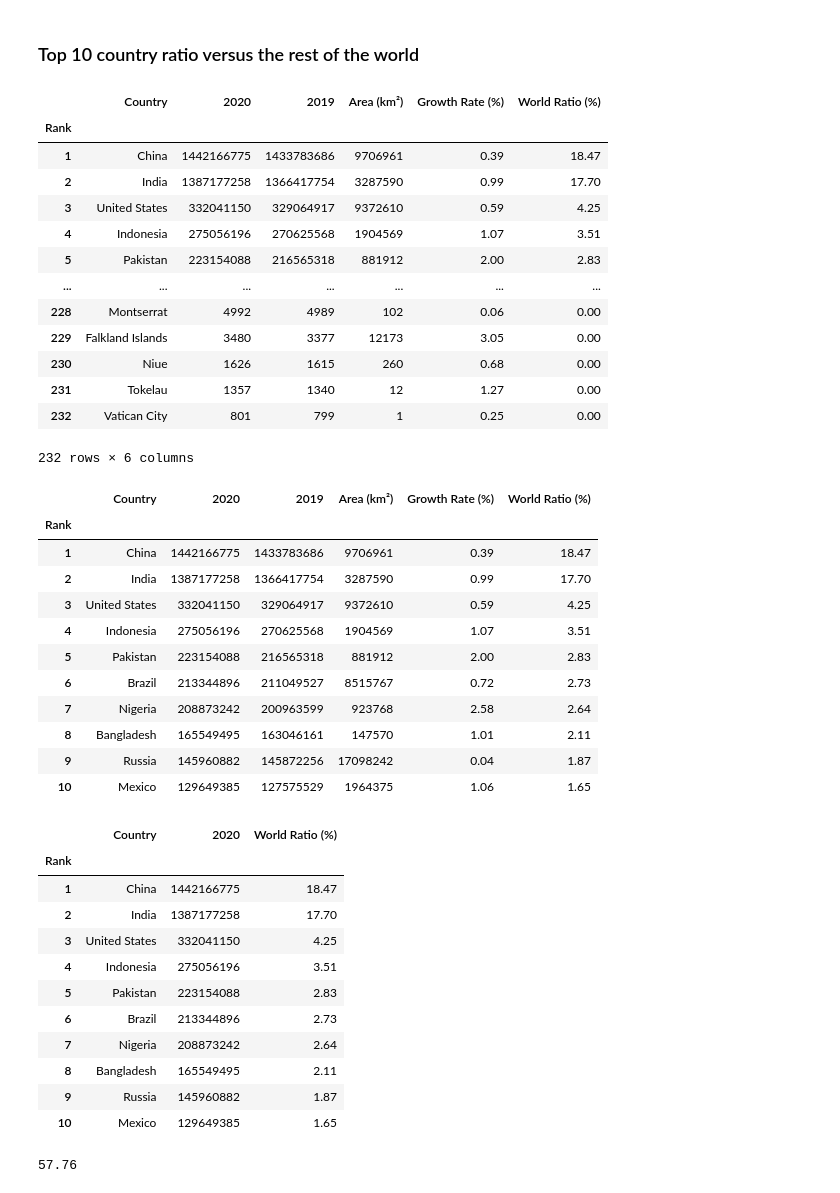
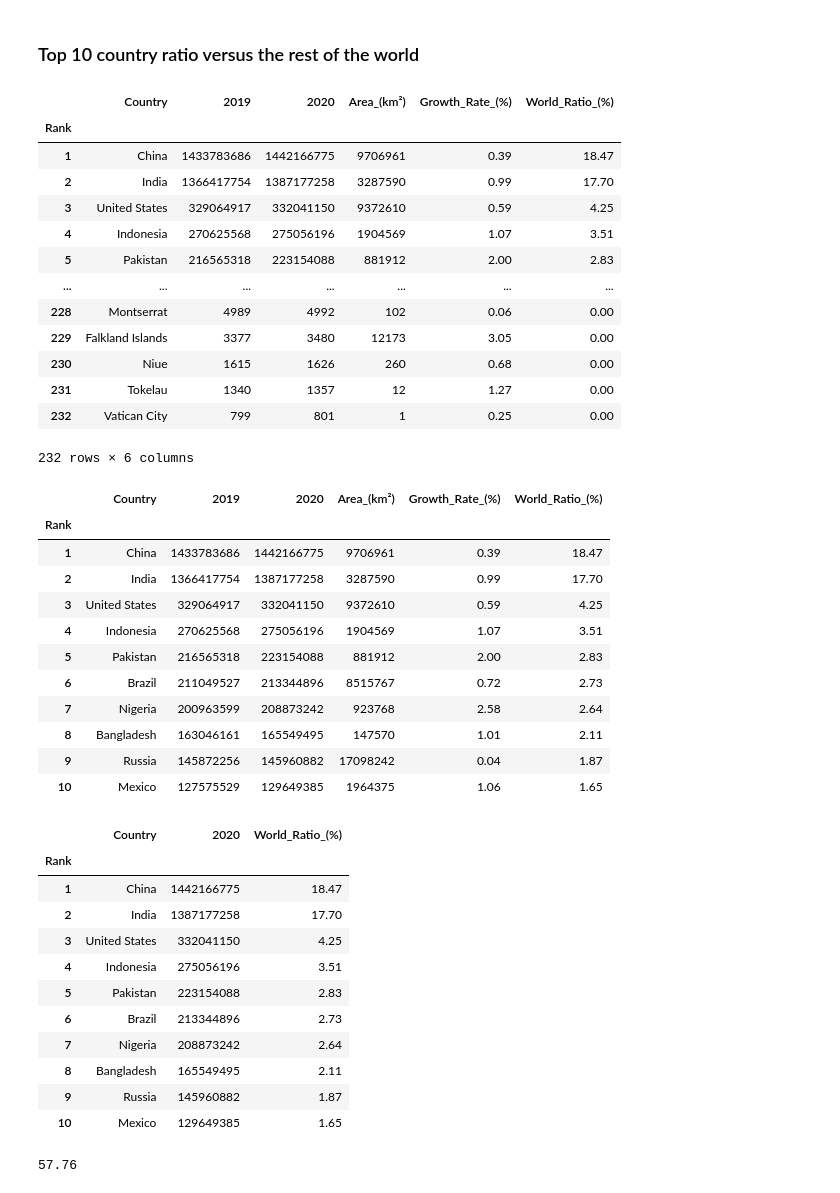
Before and after one commit to Rye-Git/UWA-Project_2, a Jupyter notebook: source_code/country_vs_world.ipynb, the cells around one changed output. Drawn from its saved outputs; the diff is of its cells as text; code cells hidden in the pictures.

```diff
--- a/source_code/country_vs_world.ipynb
+++ b/source_code/country_vs_world.ipynb
@@ -4,49 +4,49 @@
 import pandas as pd
 # %%
 # assign the country csv file to a variable
-path = ('../clean_data/country_clean.csv')
+path = ('../clean_data/country_population_change_2yrs.csv')
 
 # read the csv file
 countries_vs_world = pd.read_csv(path, index_col=0)
 countries_vs_world
 # %% [output]
-|  | Country | 2020 | 2019 | Area (km²) | Growth Rate (%) | World Ratio (%) |
+|  | Country | 2019 | 2020 | Area_(km²) | Growth_Rate_(%) | World_Ratio_(%) |
 | Rank |  |  |  |  |  |  |
-| 1 | China | 1442166775 | 1433783686 | 9706961 | 0.39 | 18.47 |
-| 2 | India | 1387177258 | 1366417754 | 3287590 | 0.99 | 17.70 |
-| 3 | United States | 332041150 | 329064917 | 9372610 | 0.59 | 4.25 |
-| 4 | Indonesia | 275056196 | 270625568 | 1904569 | 1.07 | 3.51 |
-| 5 | Pakistan | 223154088 | 216565318 | 881912 | 2.00 | 2.83 |
+| 1 | China | 1433783686 | 1442166775 | 9706961 | 0.39 | 18.47 |
+| 2 | India | 1366417754 | 1387177258 | 3287590 | 0.99 | 17.70 |
+| 3 | United States | 329064917 | 332041150 | 9372610 | 0.59 | 4.25 |
+| 4 | Indonesia | 270625568 | 275056196 | 1904569 | 1.07 | 3.51 |
+| 5 | Pakistan | 216565318 | 223154088 | 881912 | 2.00 | 2.83 |
 | ... | ... | ... | ... | ... | ... | ... |
-| 228 | Montserrat | 4992 | 4989 | 102 | 0.06 | 0.00 |
-| 229 | Falkland Islands | 3480 | 3377 | 12173 | 3.05 | 0.00 |
-| 230 | Niue | 1626 | 1615 | 260 | 0.68 | 0.00 |
-| 231 | Tokelau | 1357 | 1340 | 12 | 1.27 | 0.00 |
-| 232 | Vatican City | 801 | 799 | 1 | 0.25 | 0.00 |
+| 228 | Montserrat | 4989 | 4992 | 102 | 0.06 | 0.00 |
+| 229 | Falkland Islands | 3377 | 3480 | 12173 | 3.05 | 0.00 |
+| 230 | Niue | 1615 | 1626 | 260 | 0.68 | 0.00 |
+| 231 | Tokelau | 1340 | 1357 | 12 | 1.27 | 0.00 |
+| 232 | Vatican City | 799 | 801 | 1 | 0.25 | 0.00 |
 232 rows × 6 columns
 # %%
 # grab the top 10 countries
 top_10 = countries_vs_world.head(10)
 top_10
 # %% [output]
-|  | Country | 2020 | 2019 | Area (km²) | Growth Rate (%) | World Ratio (%) |
+|  | Country | 2019 | 2020 | Area_(km²) | Growth_Rate_(%) | World_Ratio_(%) |
 | Rank |  |  |  |  |  |  |
-| 1 | China | 1442166775 | 1433783686 | 9706961 | 0.39 | 18.47 |
-| 2 | India | 1387177258 | 1366417754 | 3287590 | 0.99 | 17.70 |
-| 3 | United States | 332041150 | 329064917 | 9372610 | 0.59 | 4.25 |
-| 4 | Indonesia | 275056196 | 270625568 | 1904569 | 1.07 | 3.51 |
-| 5 | Pakistan | 223154088 | 216565318 | 881912 | 2.00 | 2.83 |
-| 6 | Brazil | 213344896 | 211049527 | 8515767 | 0.72 | 2.73 |
-| 7 | Nigeria | 208873242 | 200963599 | 923768 | 2.58 | 2.64 |
-| 8 | Bangladesh | 165549495 | 163046161 | 147570 | 1.01 | 2.11 |
-| 9 | Russia | 145960882 | 145872256 | 17098242 | 0.04 | 1.87 |
-| 10 | Mexico | 129649385 | 127575529 | 1964375 | 1.06 | 1.65 |
+| 1 | China | 1433783686 | 1442166775 | 9706961 | 0.39 | 18.47 |
+| 2 | India | 1366417754 | 1387177258 | 3287590 | 0.99 | 17.70 |
+| 3 | United States | 329064917 | 332041150 | 9372610 | 0.59 | 4.25 |
+| 4 | Indonesia | 270625568 | 275056196 | 1904569 | 1.07 | 3.51 |
+| 5 | Pakistan | 216565318 | 223154088 | 881912 | 2.00 | 2.83 |
+| 6 | Brazil | 211049527 | 213344896 | 8515767 | 0.72 | 2.73 |
+| 7 | Nigeria | 200963599 | 208873242 | 923768 | 2.58 | 2.64 |
+| 8 | Bangladesh | 163046161 | 165549495 | 147570 | 1.01 | 2.11 |
+| 9 | Russia | 145872256 | 145960882 | 17098242 | 0.04 | 1.87 |
+| 10 | Mexico | 127575529 | 129649385 | 1964375 | 1.06 | 1.65 |
 # %%
 # delete unecessary columns
-del top_10['2019'], top_10['Area (km²)'], top_10['Growth Rate (%)']
+del top_10['2019'], top_10['Area_(km²)'], top_10['Growth_Rate_(%)']
 top_10
 # %% [output]
-|  | Country | 2020 | World Ratio (%) |
+|  | Country | 2020 | World_Ratio_(%) |
 | Rank |  |  |  |
 | 1 | China | 1442166775 | 18.47 |
 | 2 | India | 1387177258 | 17.70 |
```
Also changed, not shown: parts of 7 cells of this notebook, 6 other files.
